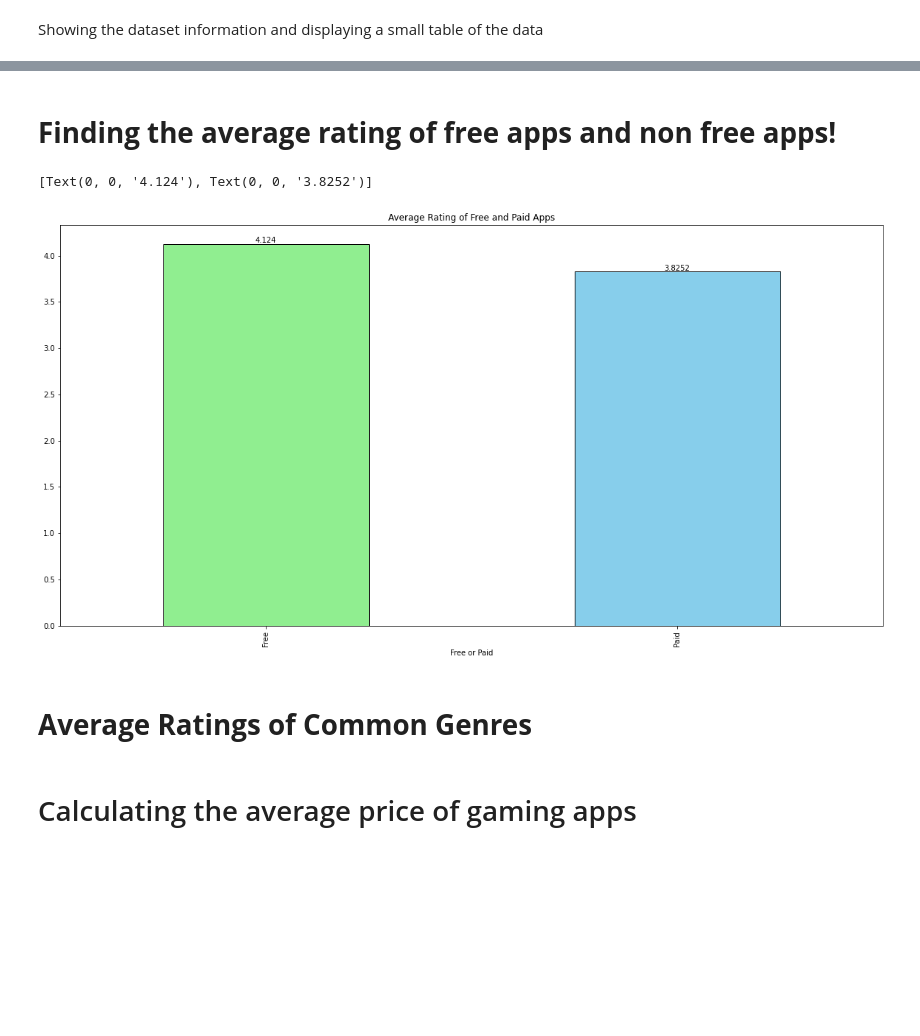
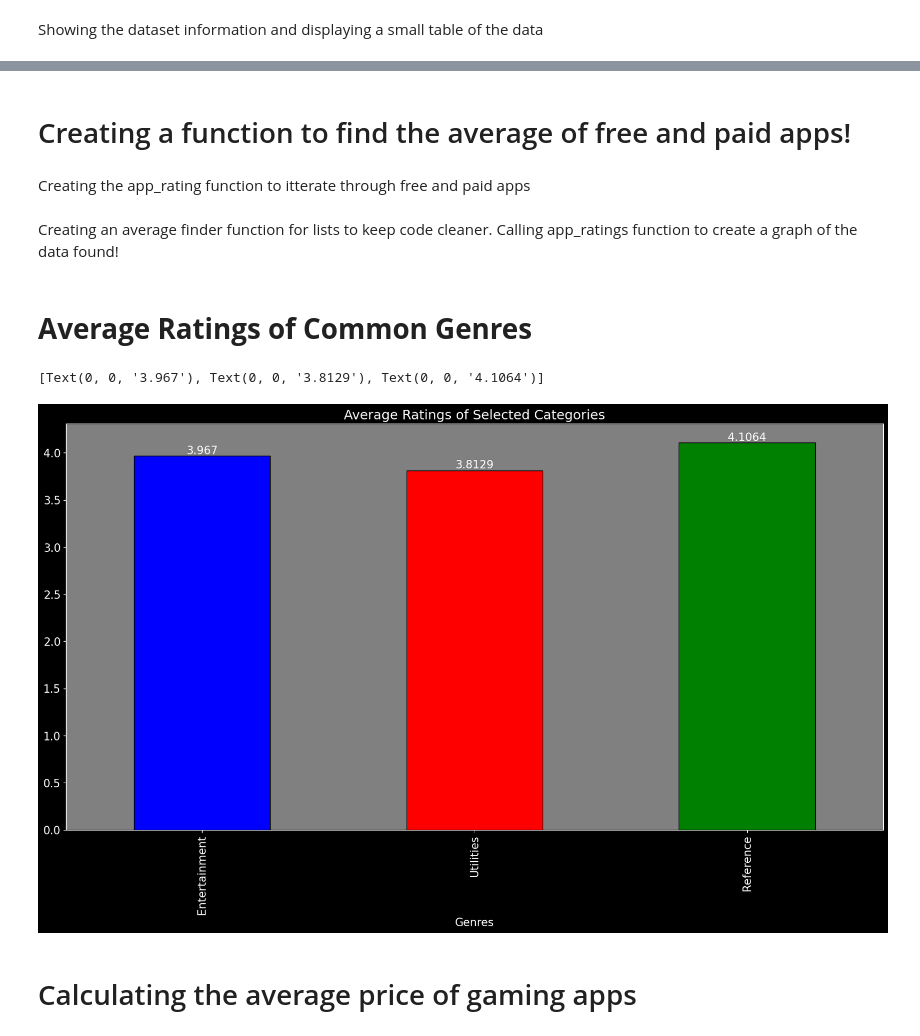
Before and after one commit to DylanMH/AppleAppDataAnalysis, a Jupyter notebook: pythoncode.ipynb, the cells around one changed output, grey strips where cells are left out. Saved outputs shown, nothing was run; the diff lists cells and outputs as text; code cells hidden in the pictures; blank space fills up the shorter version.

Commit message:
Big Update
Changed all functions to use pandas

```diff
--- a/pythoncode.ipynb
+++ b/pythoncode.ipynb
@@ -31,3 +61,7 @@ Creating a app rating function to call later in the code
+# %% [markdown]
+# Creating a function to find the average of free and paid apps!
+# %% [markdown]
+Creating the app_rating function to itterate through free and paid apps
 # %%
 def app_ratings():
     global free_apps, paid_apps
@@ -42,21 +76,20 @@ def app_ratings():
                 free_apps.append(rating)
             else:
                 paid_apps.append(rating)
-# %% [markdown]
-
-# **Finding the average rating of free apps and non free apps!**
+# %% [markdown]
+Creating an average finder function for lists to keep code cleaner. Calling app_ratings function to create a graph of the data found!
 # %%
 
 ## Create a function to find the average of ratings and return that value
 def average_for_lists(sum_list, len_list):
-    average = round(sum_list / len_list, 4)
+    average = round(sum(sum_list) / len(len_list), 4)
     return average
 
 
 app_ratings() ##Calling my loop function to find the ratings from free and paid apps
 
 free_paid_graph_dict = {'Free or Paid': ['Free', 'Paid'],
-                    'Average Rating':[average_for_lists(sum(free_apps), len(free_apps)), average_for_lists(sum(paid_apps), len(paid_apps))]}
+                    'Average Rating':[average_for_lists(free_apps, free_apps), average_for_lists(paid_apps, paid_apps)]}
 
 free_paid_df = pd.DataFrame(free_paid_graph_dict)
 
@@ -72,11 +105,56 @@ free_paid_graph = free_paid_df.plot(figsize = (20, 10),
             title = 'Average Rating of Free and Paid Apps',
             edgecolor = 'black')
 free_paid_graph.bar_label(free_paid_graph.containers[0]) #shows the value of the bars
-# %% [output]
-[Text(0, 0, '4.124'), Text(0, 0, '3.8252')]
-[figure, removed]
 # %% [markdown]
 # **Average Ratings of Common Genres**
+# %%
+def genre_ratings(g1, g2, g3):
+    global genre1_list, genre2_list, genre3_list, inp1, inp2, inp3
+    # Saving category inputs as user inputs to use in graph
+    inp1 = g1
+    inp2 = g2
+    inp3 = g3
+    # Sets the value of user category to data column
+    #genre1 = df_main.loc[df_main['Primary_Genre'] == g1]
+    #genre2 = df_main.loc[df_main['Primary_Genre'] == g2]
+    #genre3 = df_main.loc[df_main['Primary_Genre'] == g3]
+
+    genre1_list = []
+    genre2_list = []
+    genre3_list = []
+
+    for index, row in df_main.iterrows():
+        rating = row[17]
+        genre_checker = row['Primary_Genre']
+        if genre_checker == g1 and row[17] > 0.0:
+            genre1_list.append(rating)
+        elif genre_checker == g2 and row[17] > 0.0:
+            genre2_list.append(rating)
+        elif genre_checker == g3 and row[17] > 0.0:
+            genre3_list.append(rating)
+# %%
+genre_ratings('Entertainment', 'Utilities', 'Reference')
+
+genre_dic = {'Genres': [inp1, inp2, inp3],
+                'Average Ratings':[average_for_lists(genre1_list, genre1_list), average_for_lists(genre2_list, genre2_list), average_for_lists(genre3_list, genre3_list)]}
+
+genre_df = pd.DataFrame(genre_dic)
+matplotlib.style.use('dark_background')
+matplotlib.rcParams['font.size'] = 15
+## Creates a bar graph using the information from the DataFrame
+genre_graph = genre_df.plot(figsize = (20, 10),
+            kind = 'bar',
+            title = 'Average Ratings of Selected Categories',
+            legend = False,
+            x = 'Genres',
+            y = 'Average Ratings',
+            color = ['blue', 'red', 'green'],
+            edgecolor = 'black')
+genre_graph.set_facecolor('gray')
+genre_graph.bar_label(genre_graph.containers[0]) #Graph labels to display the actual average of the genre
+# %% [output]
+[Text(0, 0, '3.967'), Text(0, 0, '3.8129'), Text(0, 0, '4.1064')]
+[figure, added]
 # %%
 
 # Creating list variables to hold iterated data
```
Also changed, not shown: parts of 3 cells of this notebook.
